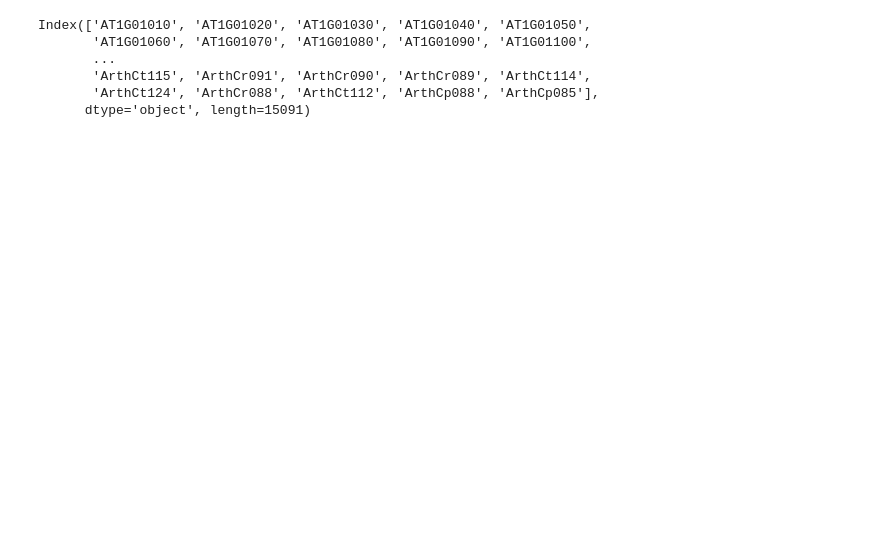
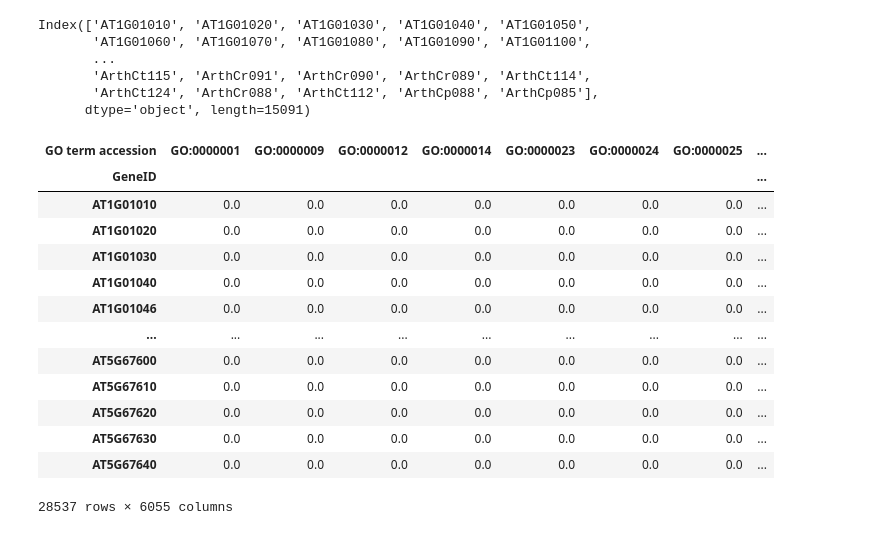
Before and after one commit to mikepassal/Outdoor_microbiome, a Jupyter notebook: Local_analysis/Analyze_transcriptome_with_temp_rain_microbiome/go_term-analysis.ipynb, the cells around one changed output. Cells and saved outputs as stored; diff of their text form; code cells hidden in the pictures; blank space fills up the shorter version.

```diff
--- a/Local_analysis/Analyze_transcriptome_with_temp_rain_microbiome/go_term-analysis.ipynb
+++ b/Local_analysis/Analyze_transcriptome_with_temp_rain_microbiome/go_term-analysis.ipynb
@@ -299,0 +342,17 @@ bacteria_one = generate_contigency_tables(go_annotations=filled_matrixed_version
+# %%
+filled_matrixed_version
+# %% [output]
+| GO term accession | GO:0000001 | GO:0000009 | GO:0000012 | GO:0000014 | GO:0000023 | GO:0000024 | GO:0000025 | ... |
+| GeneID |  |  |  |  |  |  |  | ... |
+| AT1G01010 | 0.0 | 0.0 | 0.0 | 0.0 | 0.0 | 0.0 | 0.0 | ... |
+| AT1G01020 | 0.0 | 0.0 | 0.0 | 0.0 | 0.0 | 0.0 | 0.0 | ... |
+| AT1G01030 | 0.0 | 0.0 | 0.0 | 0.0 | 0.0 | 0.0 | 0.0 | ... |
+| AT1G01040 | 0.0 | 0.0 | 0.0 | 0.0 | 0.0 | 0.0 | 0.0 | ... |
+| AT1G01046 | 0.0 | 0.0 | 0.0 | 0.0 | 0.0 | 0.0 | 0.0 | ... |
+| ... | ... | ... | ... | ... | ... | ... | ... | ... |
+| AT5G67600 | 0.0 | 0.0 | 0.0 | 0.0 | 0.0 | 0.0 | 0.0 | ... |
+| AT5G67610 | 0.0 | 0.0 | 0.0 | 0.0 | 0.0 | 0.0 | 0.0 | ... |
+| AT5G67620 | 0.0 | 0.0 | 0.0 | 0.0 | 0.0 | 0.0 | 0.0 | ... |
+| AT5G67630 | 0.0 | 0.0 | 0.0 | 0.0 | 0.0 | 0.0 | 0.0 | ... |
+| AT5G67640 | 0.0 | 0.0 | 0.0 | 0.0 | 0.0 | 0.0 | 0.0 | ... |
+28537 rows × 6055 columns
```
Also changed, not shown: parts of 15 cells of this notebook.
